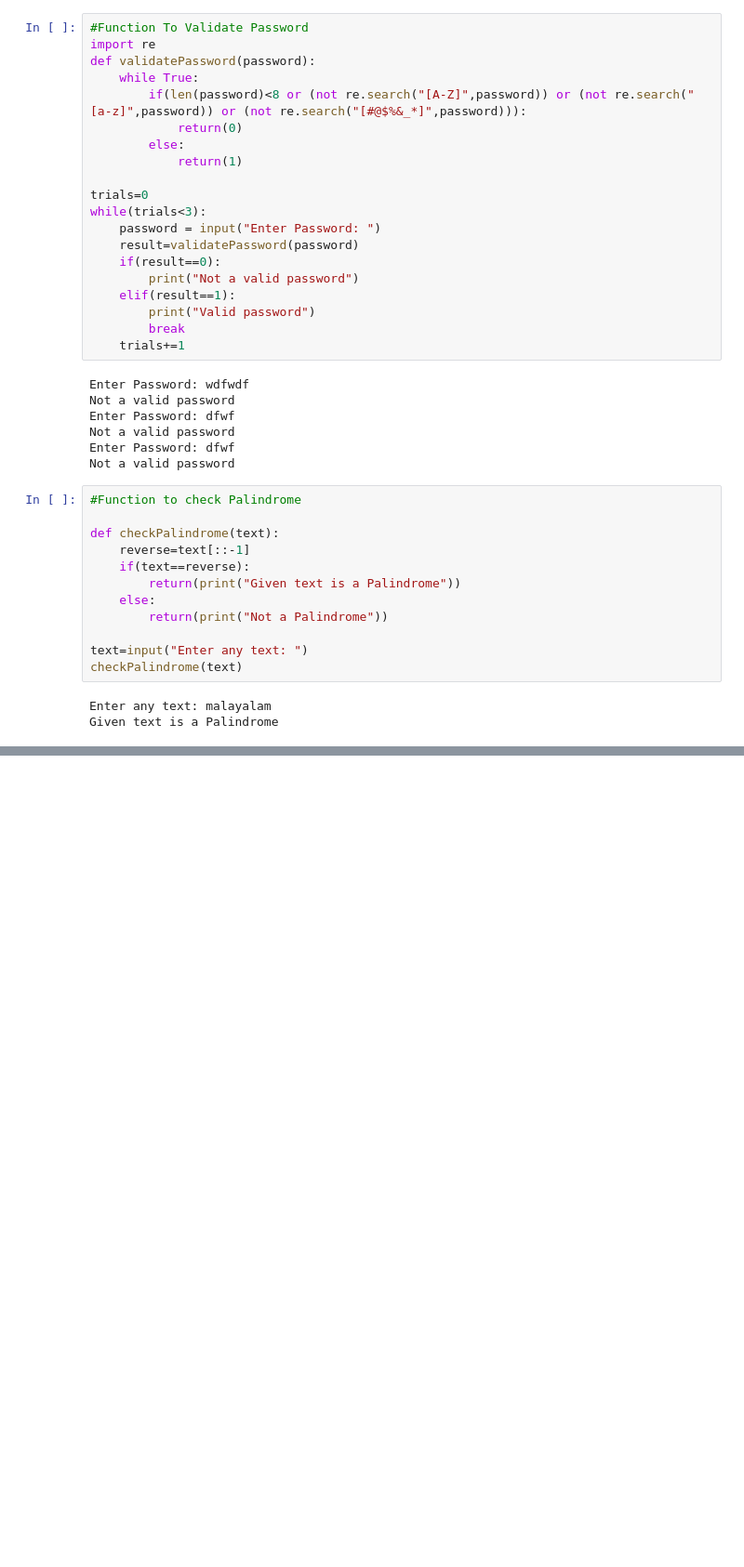
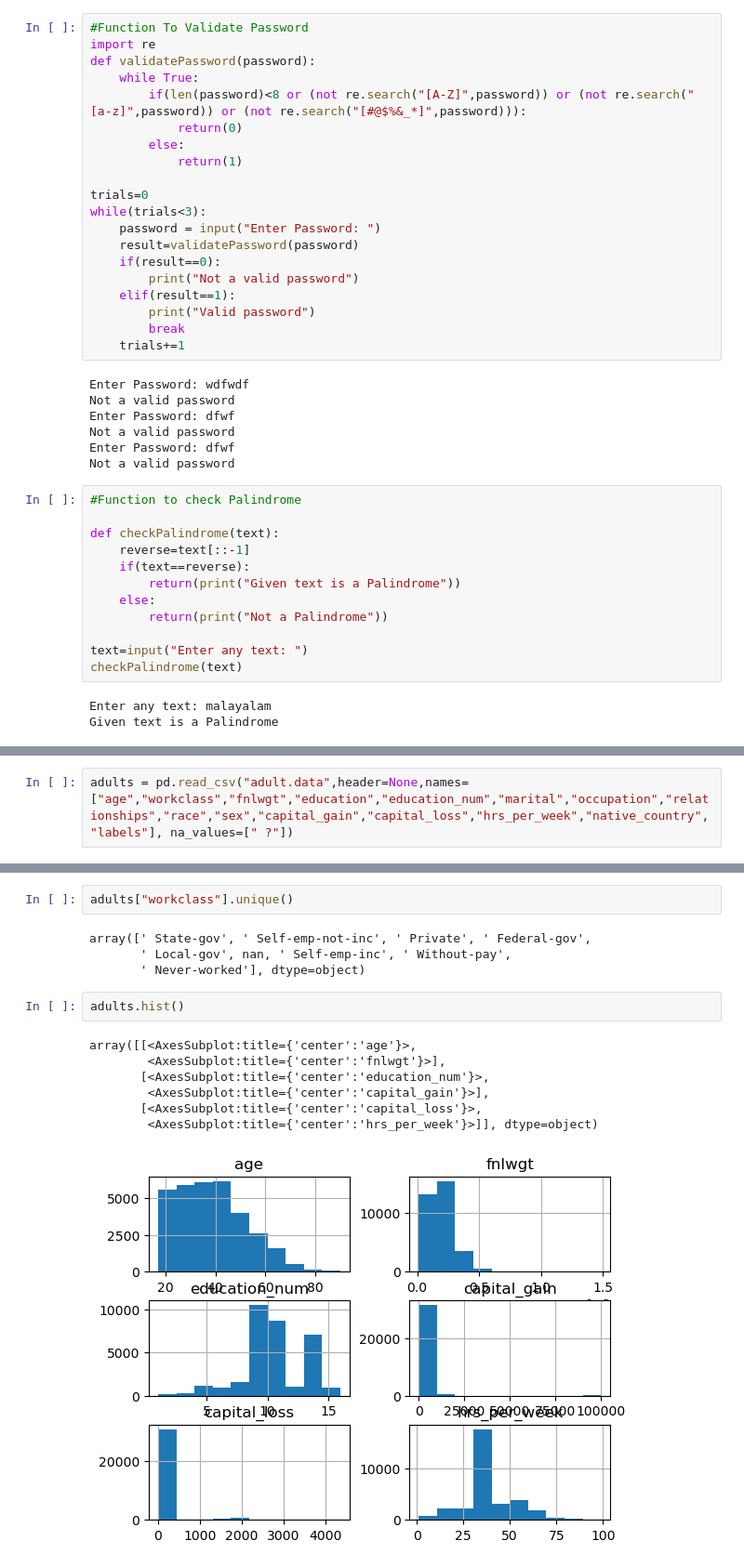
Before and after one commit to sahilgarg510/deliotte_bootcamp, a Jupyter notebook: Coding_Fundamentals.ipynb, the cells around one changed output, grey strips where cells are left out. Shown: that part at 93% size. Saved outputs shown, nothing was run; the diff lists cells and outputs as text; blank space fills up the shorter version.

```diff
--- a/Coding_Fundamentals.ipynb
+++ b/Coding_Fundamentals.ipynb
@@ -186,0 +293,2 @@ Given text is a Palindrome
+# %%
+adults = pd.read_csv("adult.data",header=None,names=["age","workclass","fnlwgt","education","education_num","marital","occupation","relationships","race","sex","capital_gain","capital_loss","hrs_per_week","native_country","labels"], na_values=[" ?"])
@@ -186,0 +355,16 @@ Given text is a Palindrome
+# %%
+adults["workclass"].unique()
+# %% [output]
+array([' State-gov', ' Self-emp-not-inc', ' Private', ' Federal-gov',
+       ' Local-gov', nan, ' Self-emp-inc', ' Without-pay',
+       ' Never-worked'], dtype=object)
+# %%
+adults.hist()
+# %% [output]
+array([[<AxesSubplot:title={'center':'age'}>,
+        <AxesSubplot:title={'center':'fnlwgt'}>],
+       [<AxesSubplot:title={'center':'education_num'}>,
+        <AxesSubplot:title={'center':'capital_gain'}>],
+       [<AxesSubplot:title={'center':'capital_loss'}>,
+        <AxesSubplot:title={'center':'hrs_per_week'}>]], dtype=object)
+[figure, added]
```
Also changed, not shown: parts of 37 cells of this notebook.
